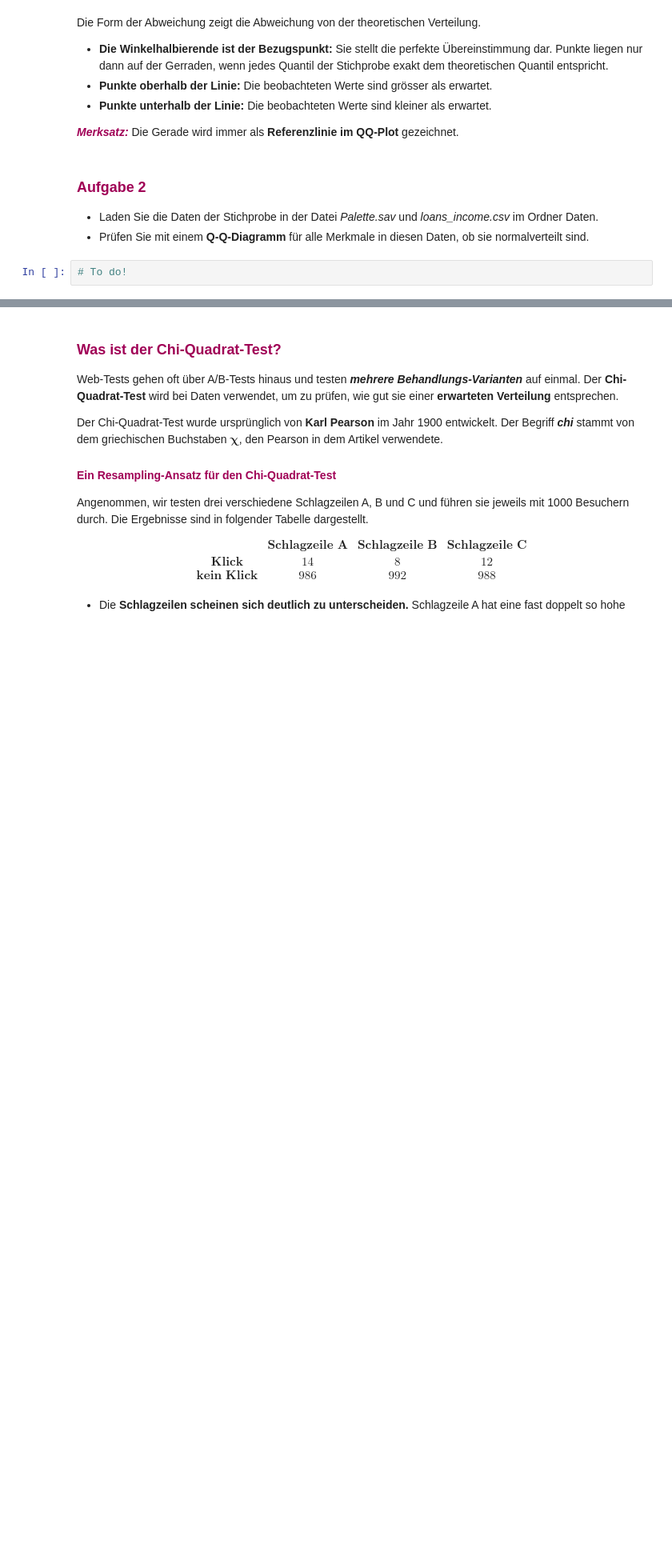
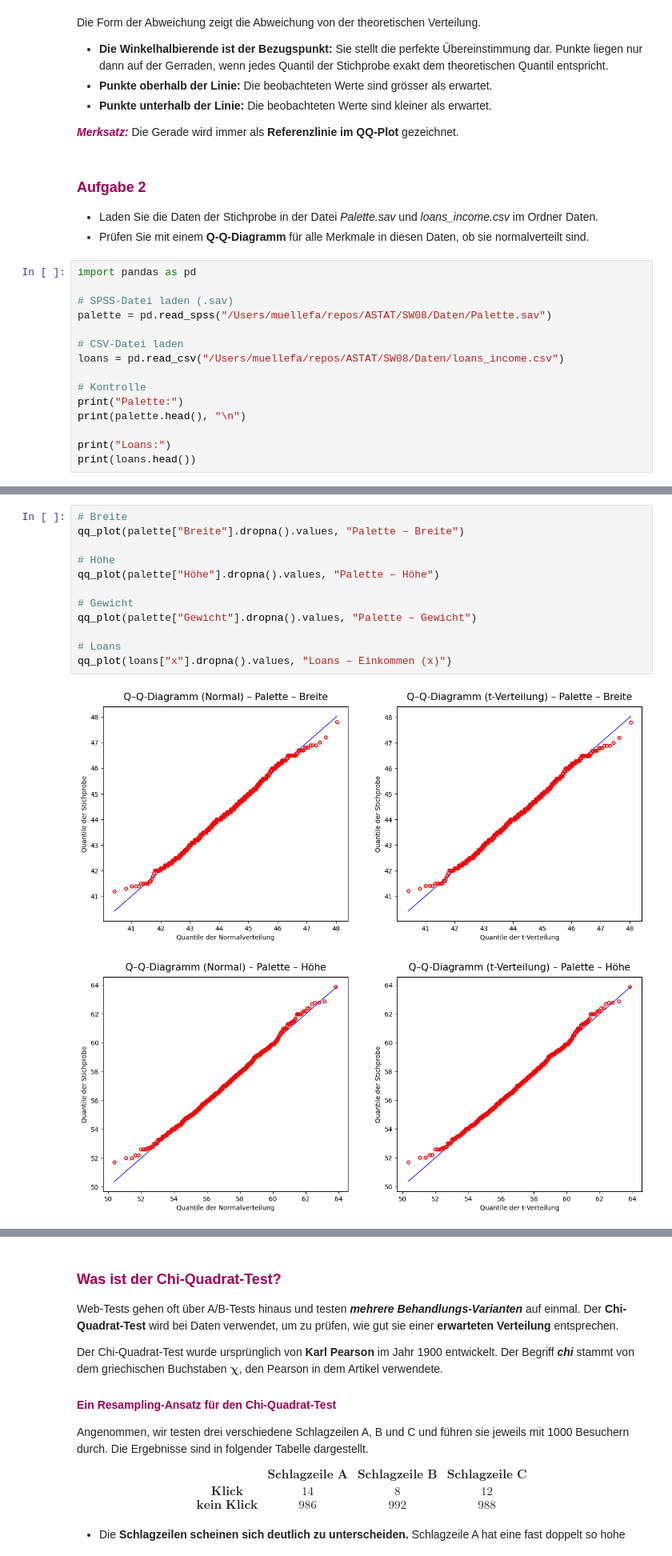
Before and after one commit to fabianmueller7/ASTAT, a Jupyter notebook: SW08/SW08.ipynb, the cells around one changed output, grey strips where cells are left out. Shown at 80% size. Cells and saved outputs as stored; diff of their text form; blank space fills up the shorter version.

```diff
--- a/SW08/SW08.ipynb
+++ b/SW08/SW08.ipynb
@@ -154,4 +277,17 @@ Die Form der Abweichung zeigt die Abweichung von der theoretischen Verteilung.
 - Laden Sie die Daten der Stichprobe in der Datei *Palette.sav* und *loans_income.csv* im Ordner Daten.
 - Prüfen Sie mit einem **Q-Q-Diagramm** für alle Merkmale in diesen Daten, ob sie normalverteilt sind.
 # %%
-# To do!
+import pandas as pd
+
+# SPSS-Datei laden (.sav)
+palette = pd.read_spss("/Users/muellefa/repos/ASTAT/SW08/Daten/Palette.sav")
+
+# CSV-Datei laden
+loans = pd.read_csv("/Users/muellefa/repos/ASTAT/SW08/Daten/loans_income.csv")
+
+# Kontrolle
+print("Palette:")
+print(palette.head(), "\n")
+
+print("Loans:")
+print(loans.head())
@@ -157,0 +360,15 @@ Die Form der Abweichung zeigt die Abweichung von der theoretischen Verteilung.
+# %%
+# Breite
+qq_plot(palette["Breite"].dropna().values, "Palette – Breite")
+
+# Höhe
+qq_plot(palette["Höhe"].dropna().values, "Palette – Höhe")
+
+# Gewicht
+qq_plot(palette["Gewicht"].dropna().values, "Palette – Gewicht")
+
+# Loans
+qq_plot(loans["x"].dropna().values, "Loans – Einkommen (x)")
+# %% [output]
+[figure, added]
+[figure, added]
```
Also changed, not shown: parts of 8 cells of this notebook, 41 other files.
